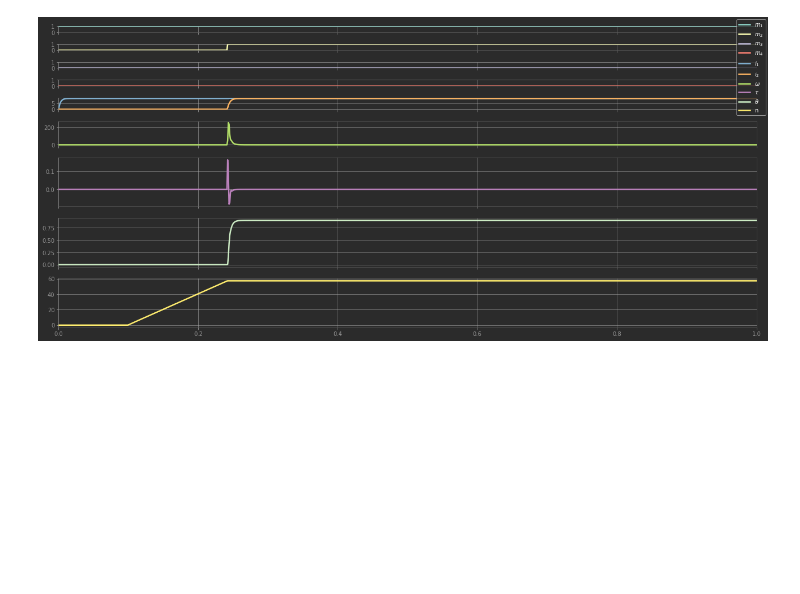
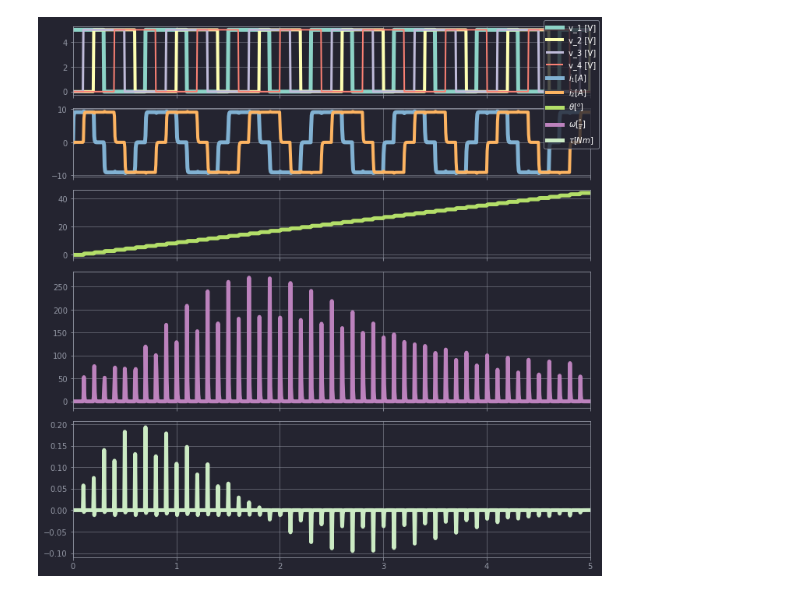
Before and after one commit to cad3na/JupyterNotebooks, a Jupyter notebook: Python/Control/motor a pasos/motor_a_pasos_iosys.ipynb, the cells around one changed output. Saved outputs shown, nothing was run; the diff lists cells and outputs as text; code cells hidden in the pictures; blank space fills up the shorter version.

Commit message:
Se trabaja en modelo de motor a pasos

```diff
--- a/Python/Control/motor a pasos/motor_a_pasos_iosys.ipynb
+++ b/Python/Control/motor a pasos/motor_a_pasos_iosys.ipynb
@@ -95,4 +182,5 @@ driver = InterconnectedSystem(syslist=(io_log_ctl, io_drv_state, io_drv_ctl),
 # %%
-ts = linspace(0, 1, 1000)
+ts = linspace(0, 5, 1000)
 # %%
-t, y = input_output_response(sys=driver, T=ts, U=ts, X0=[0], params={"secuencia_pasos":"HSD"})
+t, y = input_output_response(sys=sistema, T=ts, X0=[0,0,0,0],
+                             params={"secuencia_pasos":"HSD"})
@@ -223,32 +187,30 @@ ts = linspace(0, 1, 1000)
-# %%
-t, y = input_output_response(sys=motor, T=ts, U=ts, X0=[0,0,0,0,0], params={"secuencia_pasos":"HSD"})
+# %%
+v1, v2, v3, v4 = y[0:4]
+i1, i2 = y[4:6]
+θ = degrees(y[6])
+ω = degrees(y[7])
+τ = y[8]
 # %%
-fig = figure(figsize=(18,8))
-ax1, ax2, ax3, ax4, ax5, ax6, ax7, ax8, ax9 = fig.subplots(9, 1, sharex='all',
-                                                      gridspec_kw={'height_ratios': [1, 1, 1, 1, 2, 4, 8, 8, 8]})
+fig = figure(figsize=(10, 10))
+
+axs = fig.subplots(5, 1, sharex='all',
+                   gridspec_kw={'height_ratios': [1, 1, 1, 2, 2]})
+
 cycle = rcParams['axes.prop_cycle'].by_key()['color']
 
-ax1.plot(t, y[2], c=cycle[0], label=r"$m_1$")
-ax2.plot(t, y[4], c=cycle[1], label=r"$m_2$")
-ax3.plot(t, y[3], c=cycle[2], label=r"$m_3$")
-ax4.plot(t, y[5], c=cycle[3], label=r"$m_4$")
+axs[0].plot(t, v1, c=cycle[0], label=r"v_1 [V]", lw=5)
+axs[0].plot(t, v2, c=cycle[1], label=r"v_2 [V]", lw=4)
+axs[0].plot(t, v3, c=cycle[2], label=r"v_3 [V]", lw=3)
+axs[0].plot(t, v4, c=cycle[3], label=r"v_4 [V]", lw=2)
+axs[1].plot(t, i1, c=cycle[4], label=r"$i_1 [A]$", lw=5)
+axs[1].plot(t, i2, c=cycle[5], label=r"$i_2 [A]$", lw=4)
+axs[2].plot(t, θ, c=cycle[6], label=r"$\theta [^o]$")
+axs[3].plot(t, ω, c=cycle[7], label=r"$\omega [\frac{^o}{s}]$")
+axs[4].plot(t, τ, c=cycle[8], label=r"$\tau [Nm]$")
 
-ax5.plot(t, y[0], c=cycle[4], label=r"$i_1$")
-ax5.plot(t, y[1], c=cycle[5], label=r"$i_2$")
+axs[4].set_xlim(min(t), max(t))
 
-ax6.plot(t, degrees(y[7]), c=cycle[6], label=r"$\omega$")
-
-ax7.plot(t, y[8], c=cycle[7], label=r"$\tau$")
-
-ax8.plot(t, degrees(y[6]), c=cycle[8], label=r"$\theta$")
-ax9.plot(t, degrees(y[9]), c=cycle[9], label=r"n")
-
-ax1.set_ylim(0, 1)
-ax2.set_ylim(0, 1)
-ax3.set_ylim(0, 1)
-ax4.set_ylim(0, 1)
-ax7.set_xlim(min(t), max(t))
 fig.legend()
 fig.tight_layout();
 # %% [output]
-[figure, old version]
+[figure, new version]
```
Also changed, not shown: parts of 16 cells of this notebook, 2 other files.
